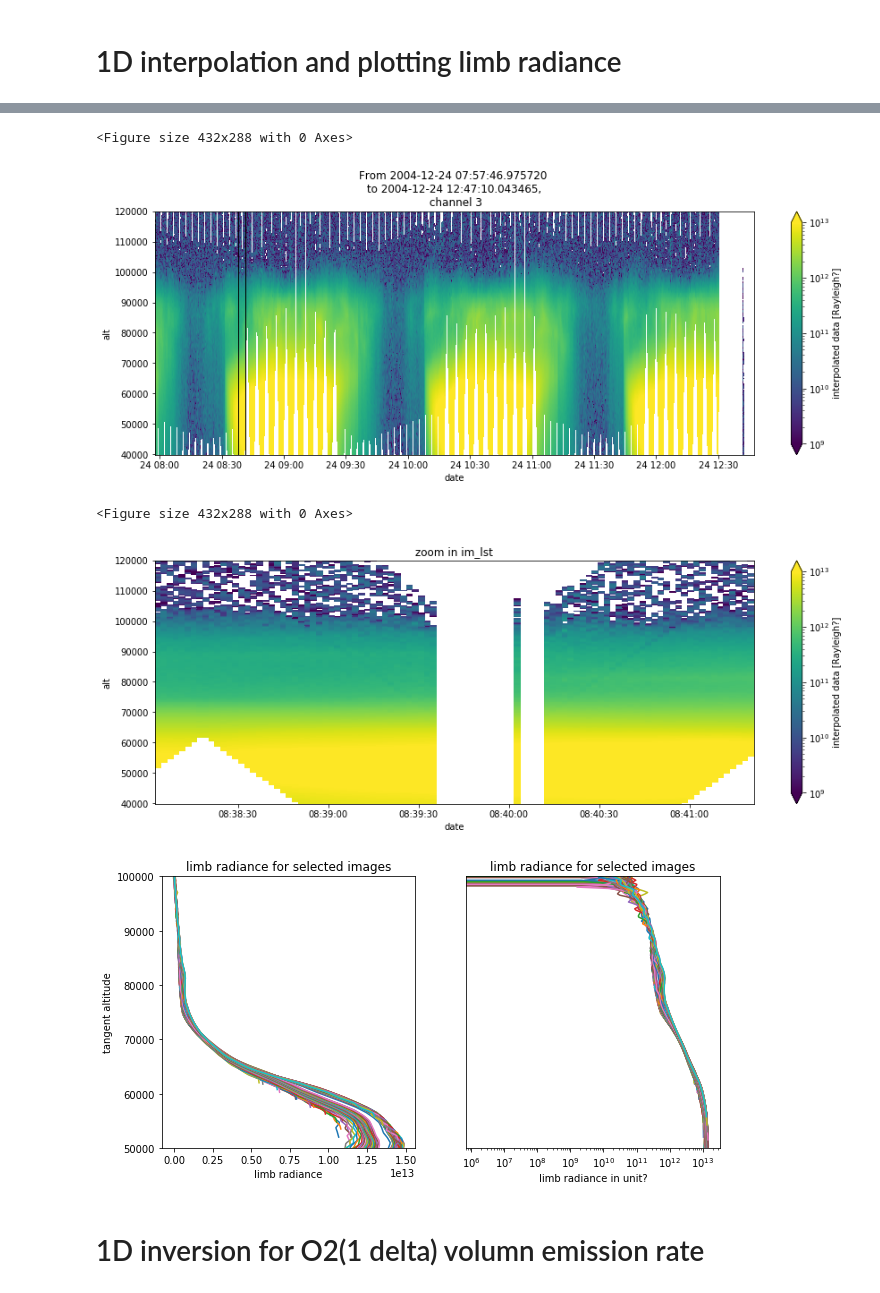
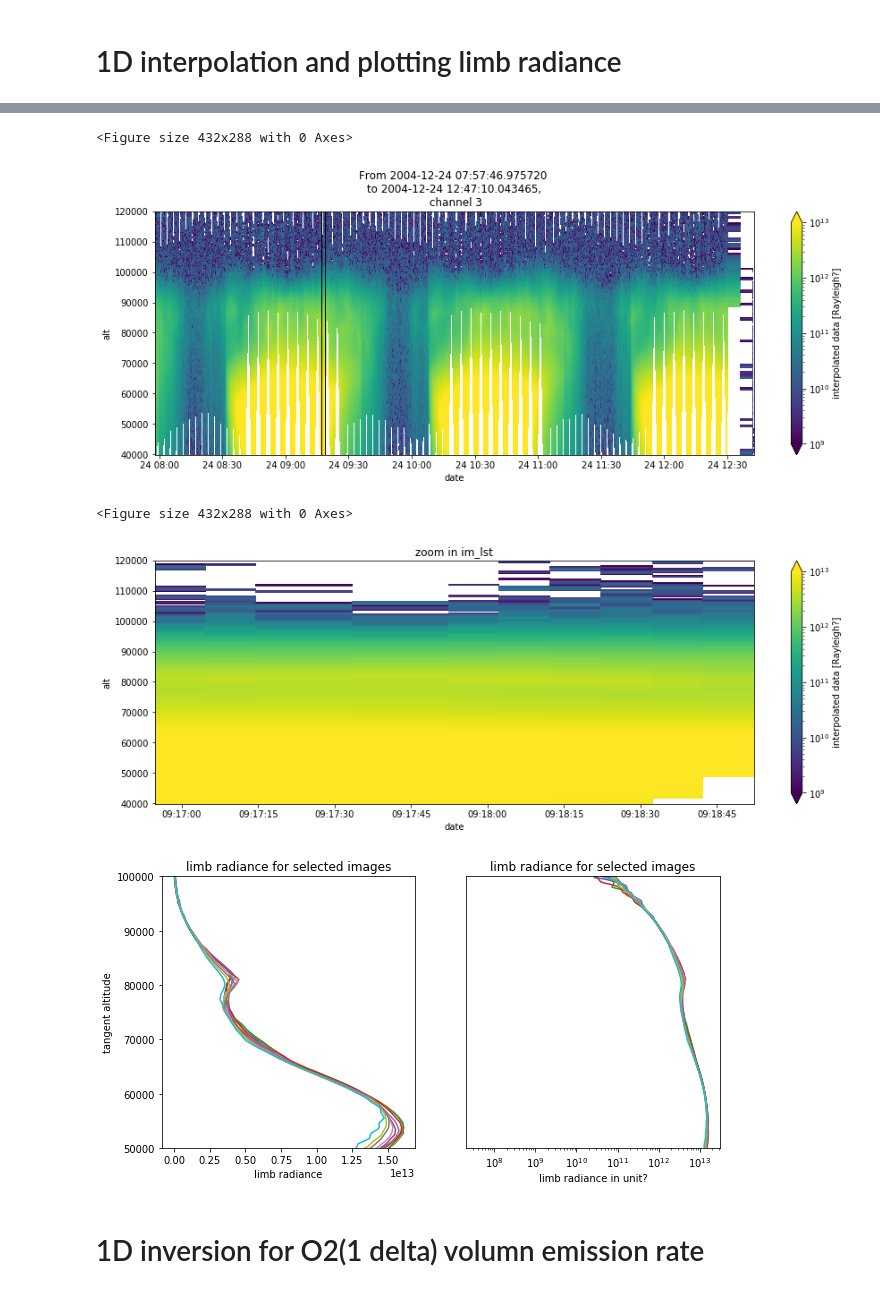
Before and after one commit to Anqi-Li/iris, a Jupyter notebook: notebooks/ozone_retrieval.ipynb, the cells around one changed output, grey strips where cells are left out. Cells and saved outputs as stored; diff of their text form; code cells hidden in the pictures.

```diff
--- a/notebooks/ozone_retrieval.ipynb
+++ b/notebooks/ozone_retrieval.ipynb
@@ -70,5 +70,15 @@ tan_lon = xr.DataArray(tan_lon, coords=(date, pixel),
                        dims=('date', 'pixel'), attrs={'units':'degree'})
 tan_alt = xr.DataArray(tan_alt, coords=(date, pixel),
                        dims=('date', 'pixel'), attrs={'units':'meter'})
+
+#====drop all dates which have nan in l1
+l1 = l1.dropna('date')
+sc_look = sc_look.sel(date=l1.dropna('date').date)
+sc_pos = sc_pos.sel(date=l1.dropna('date').date)
+tan_lat = tan_lat.sel(date=l1.dropna('date').date)
+tan_lon = tan_lon.sel(date=l1.dropna('date').date)
+tan_alt = tan_alt.sel(date=l1.dropna('date').date)
+date = l1.dropna('date').date.data
+print('num of images after removing nan: {}'.format(len(date)))
 # %% [output]
 num of images: 8695
@@ -76,7 +87,14 @@ num of images: 8695
 # 1D interpolation and plotting limb radiance
 # %%
 # choose some images to focus
-im_lst = np.arange(1200, 1300)
+im_lst = np.arange(1950,2000, 5)
+
+tan_lat.isel(date=im_lst, pixel=60).plot()
+ax = plt.gca()
+ax.set_xticks(date[im_lst])
+ax.set_xticklabels(im_lst)
+ax.set(xlabel='image index')
+plt.show()
 
 alts_interp = np.arange(40e3, 120e3, .25e3)
 data_interp = []
@@ -133,8 +152,8 @@ plt.show()
 <Figure size 432x288 with 0 Axes>
-[figure, old version]
+[figure, new version]
 <Figure size 432x288 with 0 Axes>
-[figure, old version]
-[figure, old version]
+[figure, new version]
+[figure, added]
 # %% [markdown]
 # 1D inversion for O2(1 delta) volumn emission rate
 # %%
```
Also changed, not shown: parts of 10 cells of this notebook, 2 other files.
